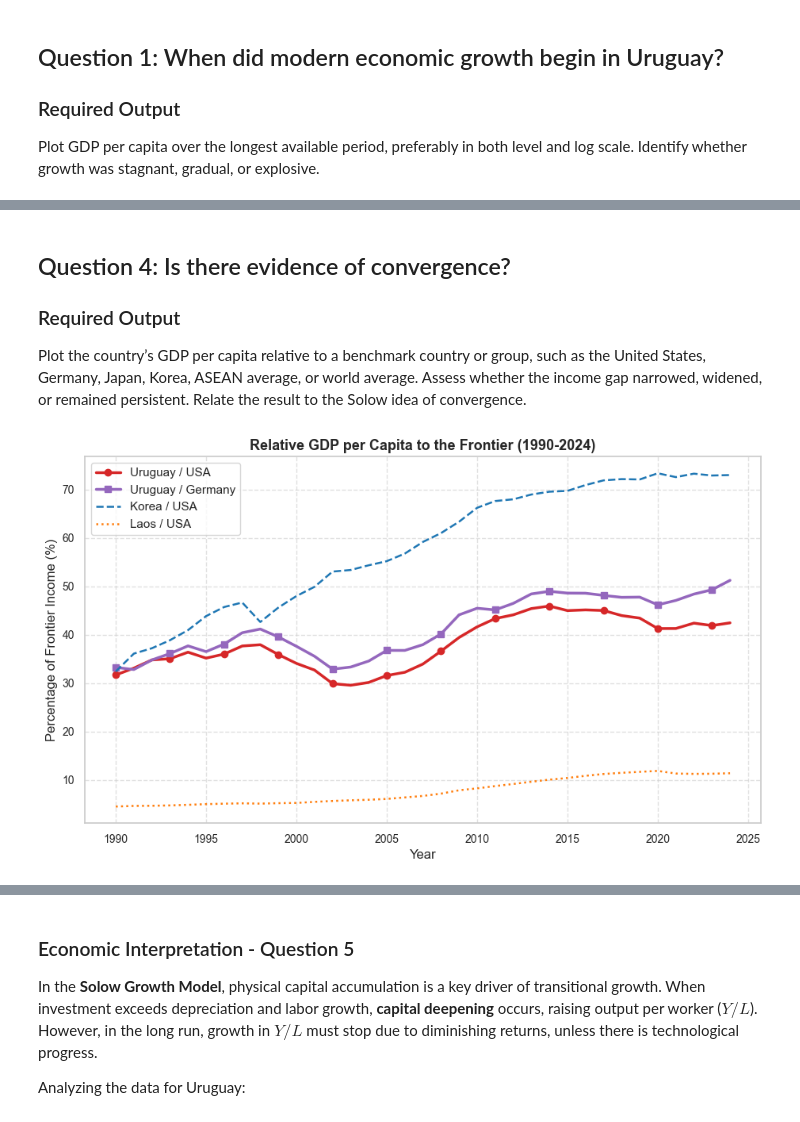
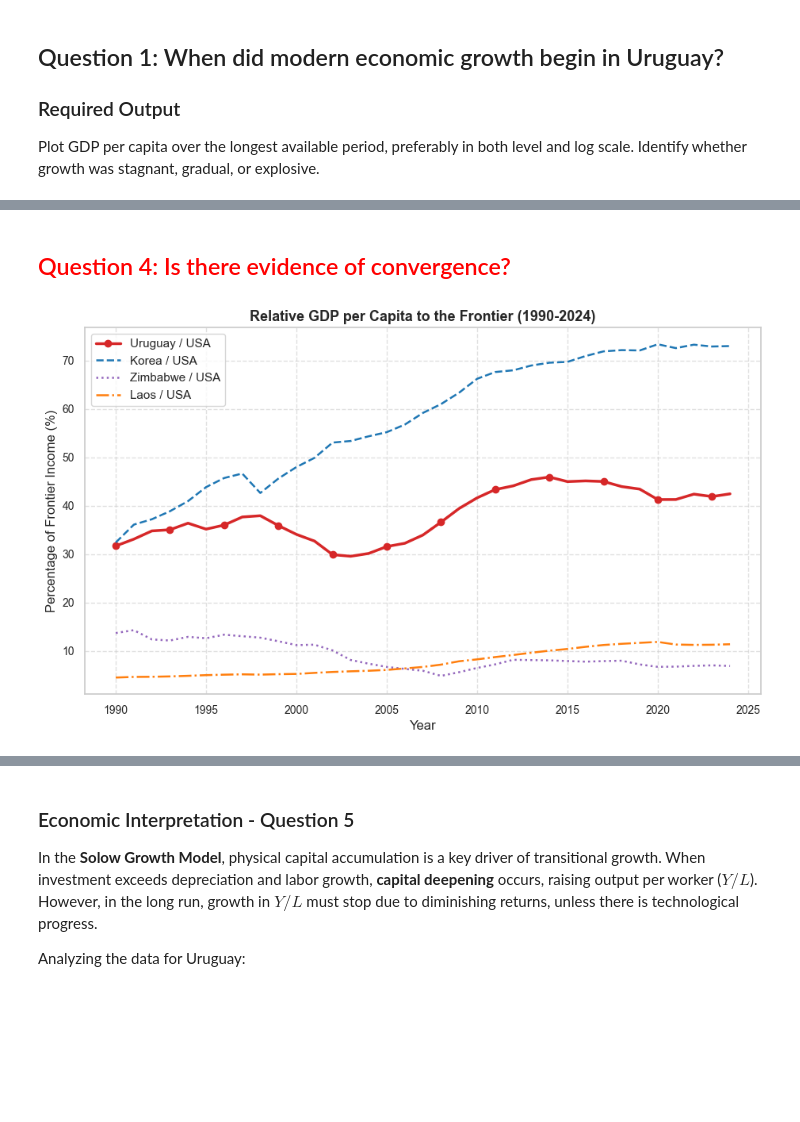
Before and after one commit to HiketheMike/Countries-Miniproject, a Jupyter notebook: Analysis.ipynb, the cells around one changed output, grey strips where cells are left out. Cells and saved outputs as stored; diff of their text form; code cells hidden in the pictures; blank space fills up the shorter version.

```diff
--- a/Analysis.ipynb
+++ b/Analysis.ipynb
@@ -257,32 +311,29 @@ Comparing Uruguay to our benchmarks from 1990 to 2024:
 
 **Conclusion**: Uruguay is classified as a **normal grower**. It did not achieve a "growth miracle" like South Korea, but it avoided structural collapse ("growth disaster"). It maintained its position as a high-income developing nation, though with high volatility due to regional dependence.
 # %% [markdown]
-## Question 4: Is there evidence of convergence?
-
-### Required Output
-Plot the country’s GDP per capita relative to a benchmark country or group, such as the United States, Germany, Japan, Korea, ASEAN average, or world average. Assess whether the income gap narrowed, widened, or remained persistent. Relate the result to the Solow idea of convergence.
+## <span style = 'color:red'> Question 4: Is there evidence of convergence?
 # %%
 df4 = clean_data('Q4.csv')
 
 
 plt.figure(figsize=(11, 6))
 
 # Uruguay's relative position
 plt.plot(df4['Year'], (df4['Uruguay'] / df4['United States']) * 100, label='Uruguay / USA', color='#d62728', linewidth=2.5, marker='o', markevery=3)
-plt.plot(df4['Year'], (df4['Uruguay'] / df4['Germany']) * 100, label='Uruguay / Germany', color='#9467bd', linewidth=2.5, marker='s', markevery=3)
 
 # Benchmarks relative to USA
 plt.plot(df4['Year'], (df4['Korea, Rep.'] / df4['United States']) * 100, label='Korea / USA', color='#1f77b4', linestyle='--', linewidth=1.8)
-plt.plot(df4['Year'], (df4['Laos'] / df4['United States']) * 100, label='Laos / USA', color='#ff7f0e', linestyle=':', linewidth=1.8)
+plt.plot(df4['Year'], (df4['Zimbabwe'] / df4['United States']) * 100, label='Zimbabwe / USA', color='#9467bd', linestyle=':', linewidth=1.8)
+plt.plot(df4['Year'], (df4['Laos'] / df4['United States']) * 100, label='Laos / USA', color='#ff7f0e', linestyle='-.', linewidth=1.8)
 
 plt.title('Relative GDP per Capita to the Frontier (1990-2024)', fontsize=13, fontweight='bold')
 plt.xlabel('Year')
 plt.ylabel('Percentage of Frontier Income (%)')
 plt.legend(loc='upper left', frameon=True)
 plt.grid(True, linestyle='--', alpha=0.6)
 plt.show()
 # %% [output]
-[figure, old version]
+[figure, new version]
 # %% [markdown]
 ### Economic Interpretation - Question 4
 
```
Also changed, not shown: parts of 17 cells of this notebook, 16 other files.
